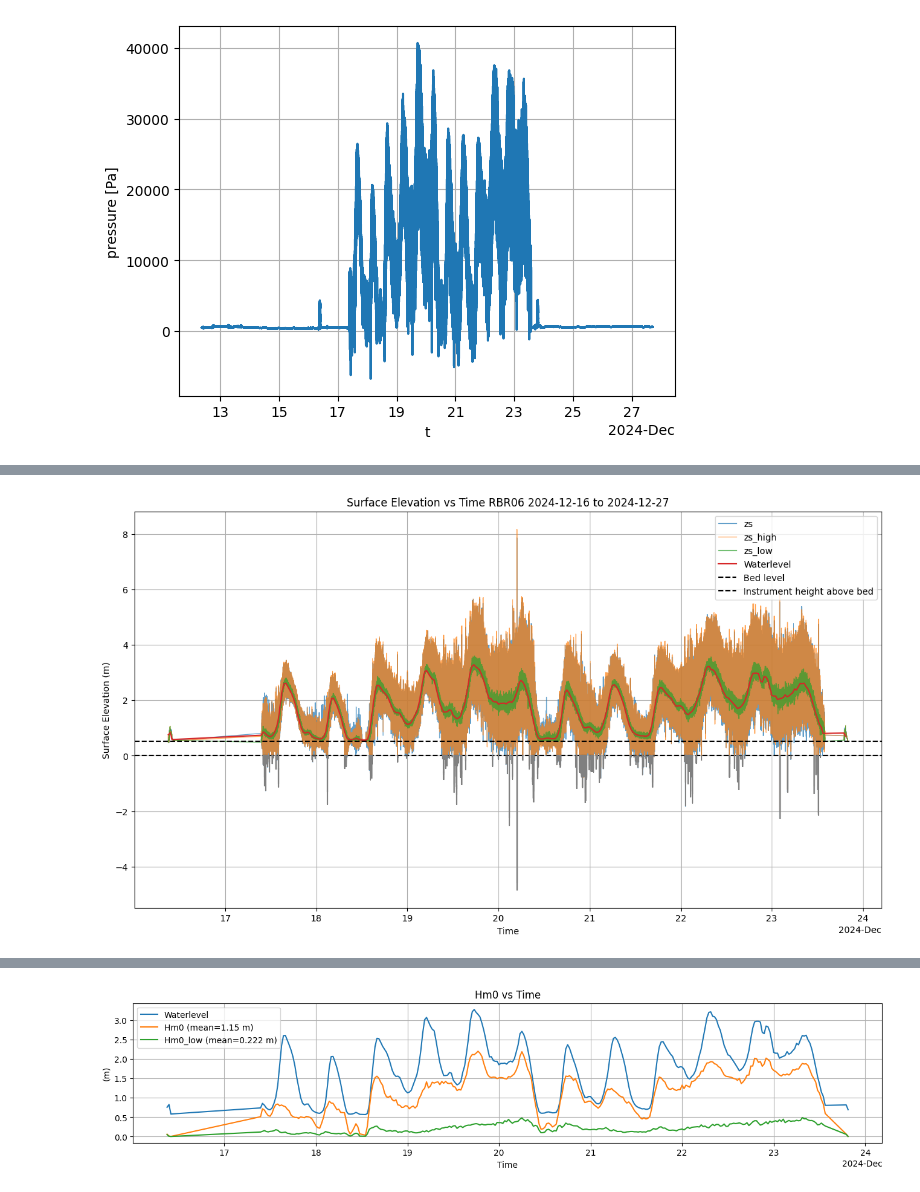
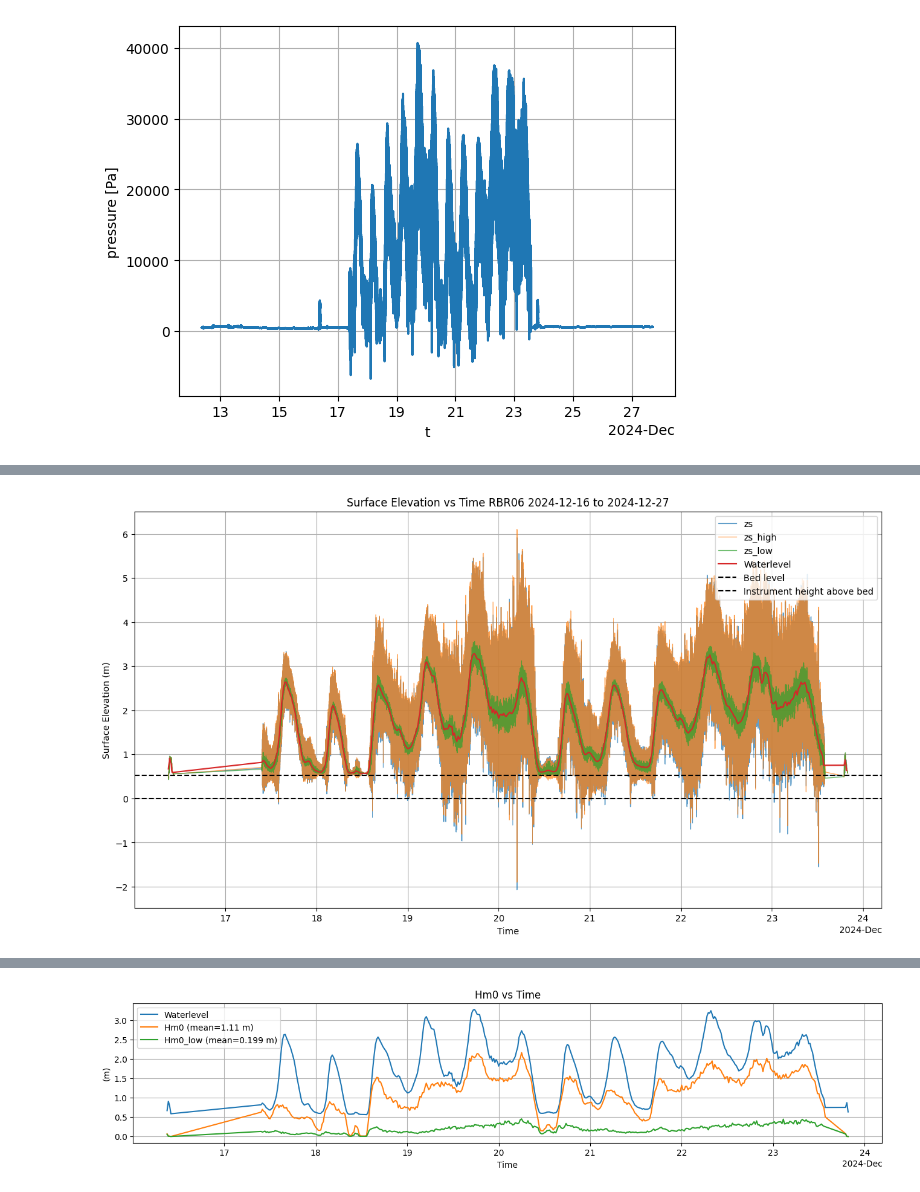
Before and after one commit to Rubenrosman/HybridDune, a Jupyter notebook: Ruben/Pressure_sensors/S3/RBR_06/RBR_06_script.ipynb, the cells around one changed output, grey strips where cells are left out. Cells and saved outputs as stored; diff of their text form; code cells hidden in the pictures.

```diff
--- a/Ruben/Pressure_sensors/S3/RBR_06/RBR_06_script.ipynb
+++ b/Ruben/Pressure_sensors/S3/RBR_06/RBR_06_script.ipynb
@@ -223,3 +289,18 @@ ds.h.plot()
+# %%
+
+### pressure filtering ####
+ufunc = lambda x: puv.band_pass_filter2(ds.sf.values, x, fmin=0.004, fmax=1.5)
+
+ds['p'] = xr.apply_ufunc(ufunc,
+                          ds['p'],
+                          input_core_dims=[['N']],
+                          output_core_dims=[['N']],
+                          vectorize=True)
+
+
+# Compute water depth
+ds['h'] = (ds['p'] / (rho * g) + (ds['zi'] - ds['zb'])).mean(dim='N')  # Relative to bed level
+ds['h'].attrs = {'long_name': 'mean water level', 'units': '[m] above bed level'}
 # %%
 ds
 # %% [output]
@@ -293,6 +390,8 @@ ufunc = lambda x, h: puv.attenuate_signal(
     ds.sf.values, x, h,
     ds.zi.values,
     ds.zb.values,
+    rho=1028,
+    removeNoise=onoff,
     detrend=True)
 
 fx, ds['zs_low'] = xr.apply_ufunc(ufunc,
@@ -300,8 +399,21 @@ fx, ds['zs_low'] = xr.apply_ufunc(ufunc,
                               input_core_dims=[['N'], []],
                               output_core_dims=[['f'], ['N']],
                               vectorize=True)
+
+# ufunc = lambda zs: remove_outliers(zs, threshold=Threshold)
+
+# ds['zs_low'] = xr.apply_ufunc(ufunc,
+#                           ds['zs_low'],
+#                           input_core_dims=[['N']],
+#                           output_core_dims=[['N']],
+#                           vectorize=True)
+
+# ds['zs_low'] = ds['zs_low'].interpolate_na(dim='N', method='linear')
+
+# ds['zs_low'] = ds['zs_low'].where(ds['zs_low'] >= 0.0, drop=True)
+
 ds['zs_low'].attrs = {'units': 'm', 'long_name': 'surface elevation low freq.'}
-# ds['zs_low'] = ds['zs_low'].where(ds['zs_low'] >= 0.0, drop=True)
+
 
 ufunc = lambda p: welch(p, fs=ds.sf.values, nperseg=nperseg, detrend='constant', window='hann')
 
@@ -311,7 +423,7 @@ ds['frequencies_low'], ds['psd_low'] = xr.apply_ufunc(ufunc,
                                                 output_core_dims=[['f'], ['f']],
                                                 vectorize=True)
 
-ufunc = lambda psd: puv.compute_wave_params(ds.f.values, psd, fmin=0.004 , fmax=5)
+ufunc = lambda psd: puv.compute_wave_params(ds.f.values, psd, fmin=0.004 , fmax=0.05)
 
 ds['Hm0_low'], ds['Tp_low'], ds['Tm01_low'], ds['Tm02_low'], ds['Tmm10_low'], ds['Tps_low'] = xr.apply_ufunc(ufunc,
                                                                           ds['psd_low'],
@@ -417,36 +544,36 @@ zs_high_flat = ds.zs_high.values.flatten()
 # %%
 # Plotting
 plt.figure(figsize=(15, 8))
 
 plt.plot(t_continuous, zs_flat, label='zs', alpha=0.7, linewidth=0.9)
 plt.plot(t_continuous, zs_high_flat, label='zs_high', alpha=0.7, linewidth=0.9)
 plt.plot(t_continuous, zs_low_flat, label='zs_low', alpha=0.7, linewidth=0.9)
 
 ds.h.plot(label='Waterlevel')
 
 
 
 # give values below y=0 a different color
-plt.fill_between(t_continuous, zs_flat, 0, where=zs_flat < 0, color='grey', alpha=1, zorder=4, linewidth=1.5)
-plt.fill_between(t_continuous, zs_low_flat, 0, where=zs_low_flat < 0, color='grey', alpha=1, zorder=4, linewidth=1.5)
-plt.fill_between(t_continuous, zs_high_flat, 0, where=zs_high_flat < 0, color='grey', alpha=1, zorder=4, linewidth=1.5)
+# plt.fill_between(t_continuous, zs_flat, 0, where=zs_flat < 0, color='grey', alpha=1, zorder=4, linewidth=1.5)
+# plt.fill_between(t_continuous, zs_low_flat, 0, where=zs_low_flat < 0, color='grey', alpha=1, zorder=4, linewidth=1.5)
+# plt.fill_between(t_continuous, zs_high_flat, 0, where=zs_high_flat < 0, color='grey', alpha=1, zorder=4, linewidth=1.5)
 plt.axhline(y=0, color='k', linestyle='--', label='Bed level')
 
 # Set x-axis limits using specific date stamps
 start_time = pd.Timestamp("2024-12-18T12:00:00")
 end_time = pd.Timestamp("2024-12-21T00:00:00")
 # plt.xlim(start_time, end_time)
 
 plt.axhline((ds.zi-ds.zb).values, color='k', linestyle='--', label='Instrument height above bed')
 
 plt.xlabel('Time')
 plt.ylabel('Surface Elevation (m)')
 plt.title('Surface Elevation vs Time RBR06 2024-12-16 to 2024-12-27')
 plt.legend(loc='upper right')
 plt.grid(True)
 plt.show()
 # %% [output]
-[figure, old version]
+[figure, new version]
 # %%
 # plot hmo
 plt.figure(figsize=(15, 8))
```
Also changed, not shown: parts of 19 cells of this notebook, 11 other files.
